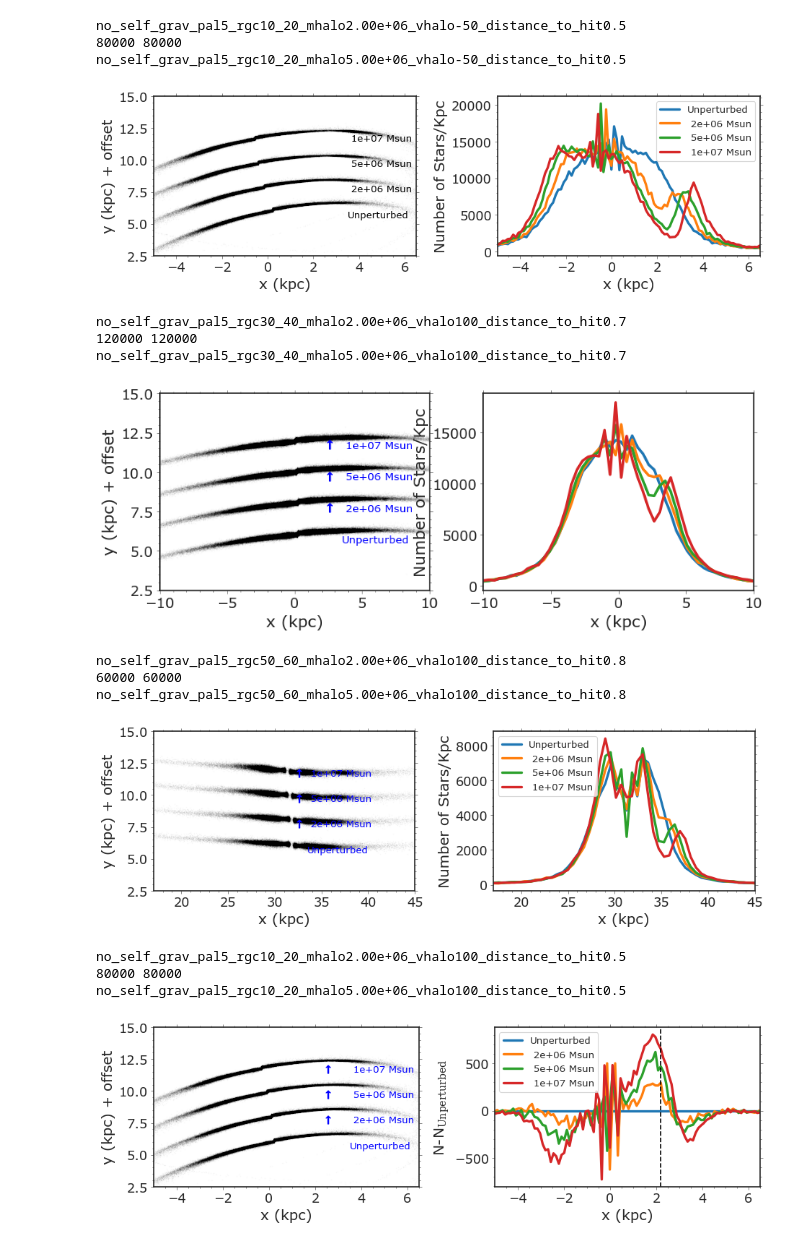
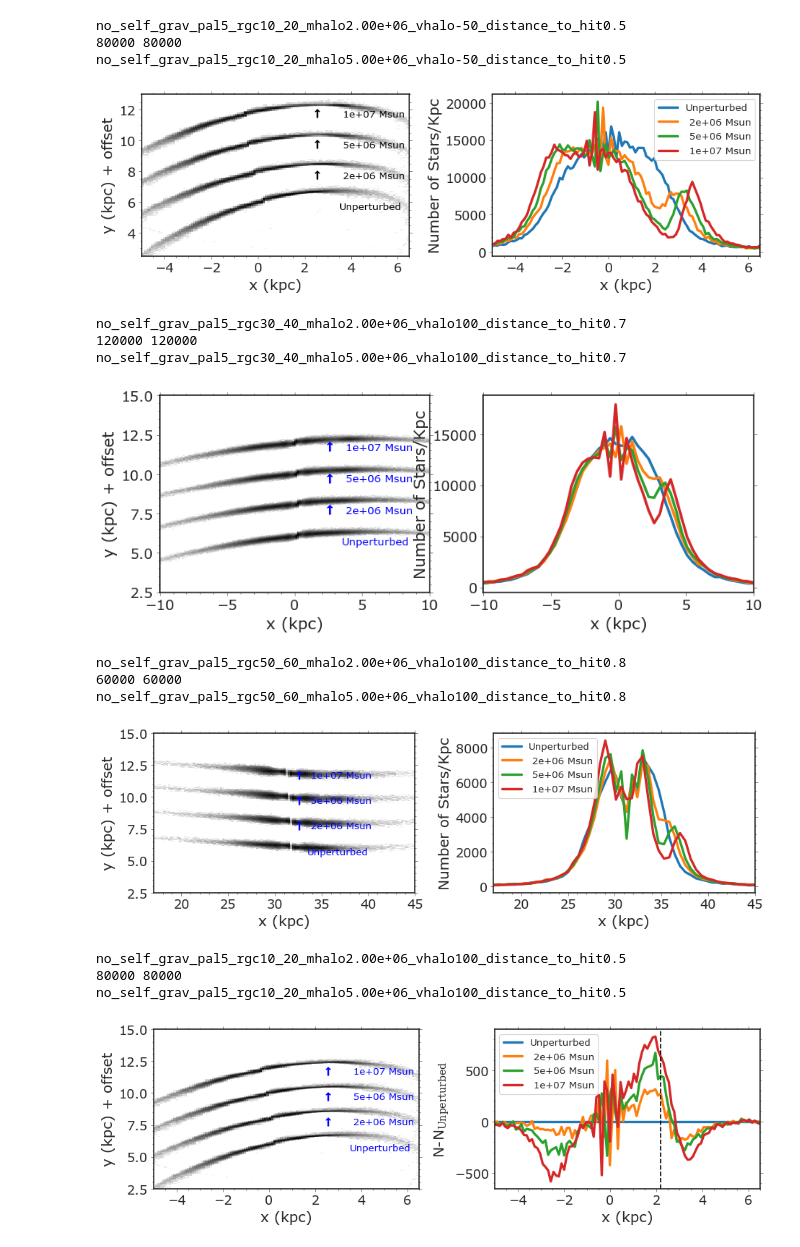
Before and after one commit to caganze/stellarstreams, a Jupyter notebook: notebooks/Poster Figures, Streams, Diagnostics.ipynb, the cells around one changed output. Cells and saved outputs as stored; diff of their text form; code cells hidden in the pictures.

```diff
--- a/notebooks/Poster Figures, Streams, Diagnostics.ipynb
+++ b/notebooks/Poster Figures, Streams, Diagnostics.ipynb
@@ -75,8 +77,8 @@ def rotate(x, y, ang, c=(0,0)):
 def visualize_stream(rgc, xlim, ylim, xgrid, vhalo, ax, ax1, offset=1, ratios=False):
 
     #unperturbed
-
-
+    xs=[]
+    ys=[]
     #filename='orgininalpal5_rgc{}'.format(rgc)
     filename='orgininalno_self_grav_pal5_rgc{}'.format(rgc)
     f=path_data+'/{}.npy'.format(filename)
@@ -90,8 +92,10 @@ def visualize_stream(rgc, xlim, ylim, xgrid, vhalo, ax, ax1, offset=1, ratios=Fa
     line = np.polyfit(xu[mask], yu[mask], 1)
     angle=np.arctan(line[0])
     xu, yu=rotate(xu, yu, -angle, c=(np.nanmedian(xu), np.nanmedian(yu)))
-    ax.scatter(xu, yu, s=.05, alpha=0.05, c='k')
-    #_=ax.hist2d(x0, y0, cmap='Greys', bins=1000)
+    #ax.scatter(xu, yu, s=.05, alpha=0.05, c='k')
+    xs.append(xu)
+    ys.append(yu)
+    #_=ax.hist2d(xu, yu, cmap='coolwarm', bins=100, range=[[xu.min(), xu.max()], [yu.min(), yu.max()]])
     if not ratios:
         plot_density(xu, xgrid, ax1, 'Unperturbed')
     if ratios:
@@ -114,7 +118,10 @@ def visualize_stream(rgc, xlim, ylim, xgrid, vhalo, ax, ax1, offset=1, ratios=Fa
     angle=np.arctan(line[0])
     x0, y0=rotate(x0, y0, -angle, c=(np.nanmedian(x0), np.nanmedian(y0)))
     print(len(x0), len(y0))
-    ax.scatter(x0, y0, s=.05, alpha=0.05, c='k')
+    #ax.scatter(x0, y0, s=.05, alpha=0.05, c='k')
+    #_=ax.hist2d(x0, y0, cmap='coolwarm', bins=100, range=[[x0.min(), x0.max()], [y0.min(), y0.max()]])
+    xs.append(x0)
+    ys.append(y0)
     if not ratios:
         plot_density(x0, xgrid, ax1, " {:.0e} Msun".format(mhalo))
     if ratios:
@@ -139,7 +146,10 @@ def visualize_stream(rgc, xlim, ylim, xgrid, vhalo, ax, ax1, offset=1, ratios=Fa
     line = np.polyfit(x0[mask], y0[mask], 1)
     angle=np.arctan(line[0])
     x0, y0=rotate(x0, y0, -angle, c=(np.nanmedian(x0), np.nanmedian(y0)))
-    ax.scatter(x0, y0, s=.05, alpha=0.05, c='k')
+    #ax.scatter(x0, y0, s=.05, alpha=0.05, c='k')
+    #_=ax.hist2d(x0, y0, cmap='coolwarm', bins=100, range=[[x0.min(), x0.max()], [y0.min(), y0.max()]])
+    xs.append(x0)
+    ys.append(y0)
     if not ratios:
         plot_density(x0, xgrid, ax1, " {:.0e} Msun".format(mhalo))
     if ratios:
@@ -158,7 +168,10 @@ def visualize_stream(rgc, xlim, ylim, xgrid, vhalo, ax, ax1, offset=1, ratios=Fa
     line = np.polyfit(x0[mask], y0[mask], 1)
     angle=np.arctan(line[0])
     x0, y0=rotate(x0, y0, -angle, c=(np.nanmedian(x0), np.nanmedian(y0)))
-    ax.scatter(x0, y0, s=.05, alpha=0.05, c='k')
+    #ax.scatter(x0, y0, s=.05, alpha=0.05, c='k')
+    xs.append(x0)
+    ys.append(y0)
+    _=ax.hist2d(np.concatenate(xs), np.concatenate(ys), cmap='Greys', norm=mpl.colors.LogNorm(), bins=300)
     if not ratios:
         plot_density(x0, xgrid, ax1, " {:.0e} Msun".format(mhalo))
     if ratios:
@@ -180,30 +193,33 @@ def visualize_stream(rgc, xlim, ylim, xgrid, vhalo, ax, ax1, offset=1, ratios=Fa
 # %%
 xgrid=np.linspace(-5, 6.5, 100)
 vhalo=-50
 distance_to_hit=0.5
 #compare and contrast
 
 fig,(ax, ax1)=plt.subplots(figsize=(12,4), ncols=2)
 
 _ =visualize_stream('10_20', [-5, 6.5], [2.5, 15], xgrid, -50, ax, ax1, offset=2)
 
 ax.text(3.5, 11.5, " {:.0e} Msun".format(1e7) ,c='k', fontsize=12)
 ax.text(3.5, 9.5, " {:.0e} Msun".format(5e6) ,c='k', fontsize=12)
 ax.text(3.5, 7.5, " {:.0e} Msun".format(2e6) ,c='k', fontsize=12)
 ax.text(3.5, 5.5, "Unperturbed".format(5e6) ,c='k', fontsize=12)
 
-ax.scatter(2.5,  11.75, color='w', marker='$\u2191$', s=100)
-ax.scatter(2.5,  9.75, color='w', marker='$\u2191$', s=100)
-ax.scatter(2.5,  7.75, color='w', marker='$\u2191$', s=100)
+ax.scatter(2.5,  11.75, color='k', marker='$\u2191$', s=100)
+ax.scatter(2.5,  9.75, color='k', marker='$\u2191$', s=100)
+ax.scatter(2.5,  7.75, color='k', marker='$\u2191$', s=100)
 
 ax1.legend(fontsize=12)
 #ax1.axvline(2.2, linestyle='--', c='k')
 ax1.minorticks_on()
+
 plt.tight_layout()
 
+ax.set(ylim=[2.5, 13])
 plt.savefig(path_plot+'/streams{}.jpeg'.format('10_20'), bbox_inches='tight')
+plt.savefig(path_plot+'/streams{}.pdf'.format('10_20'), bbox_inches='tight')
 # %% [output]
 no_self_grav_pal5_rgc10_20_mhalo2.00e+06_vhalo-50_distance_to_hit0.5
 80000 80000
 no_self_grav_pal5_rgc10_20_mhalo5.00e+06_vhalo-50_distance_to_hit0.5
-[figure, old version]
+[figure, new version]
@@ -242,7 +256,7 @@ plt.savefig(path_plot+'/streams{}.jpeg'.format('30_40'), bbox_inches='tight')
 no_self_grav_pal5_rgc30_40_mhalo2.00e+06_vhalo100_distance_to_hit0.7
 120000 120000
 no_self_grav_pal5_rgc30_40_mhalo5.00e+06_vhalo100_distance_to_hit0.7
-[figure, old version]
+[figure, new version]
 # %%
 #xgrid=np.linspace(17, 45, 100)
 #distance_to_hit=0.8
@@ -283,7 +297,7 @@ plt.savefig(path_plot+'/streams{}.jpeg'.format('50_60'), bbox_inches='tight')
 no_self_grav_pal5_rgc50_60_mhalo2.00e+06_vhalo100_distance_to_hit0.8
 60000 60000
 no_self_grav_pal5_rgc50_60_mhalo5.00e+06_vhalo100_distance_to_hit0.8
-[figure, old version]
+[figure, new version]
 # %%
 xgrid=np.linspace(-5, 6.5, 100)
 vhalo=100
@@ -314,7 +328,7 @@ plt.savefig(path_plot+'/streams{}.jpeg'.format('10_20'), bbox_inches='tight')
 no_self_grav_pal5_rgc10_20_mhalo2.00e+06_vhalo100_distance_to_hit0.5
 80000 80000
 no_self_grav_pal5_rgc10_20_mhalo5.00e+06_vhalo100_distance_to_hit0.5
-[figure, old version]
+[figure, new version]
 # %%
 from scipy.optimize import curve_fit
 #annoying bcz curvefit doesn't take keyword arguments
```
Also changed, not shown: parts of 7 cells of this notebook, 22 other files.
